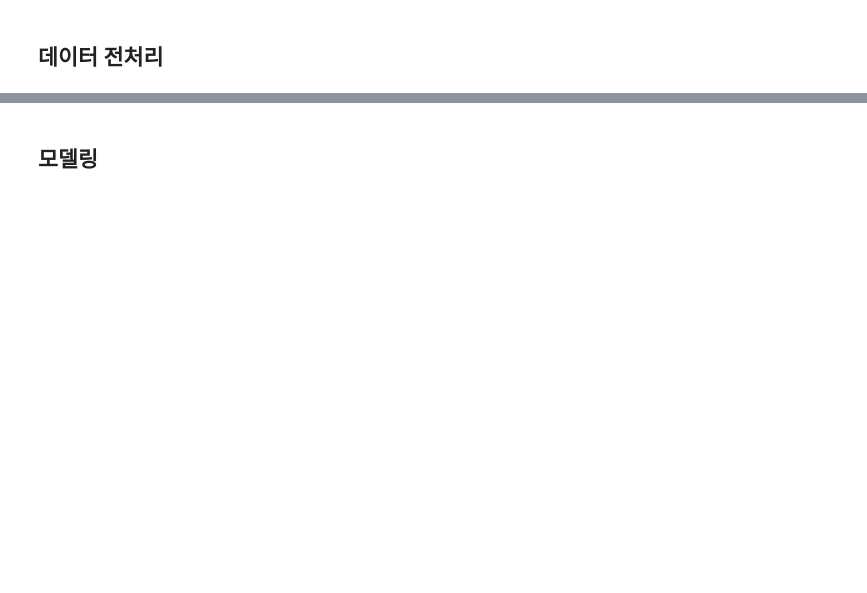
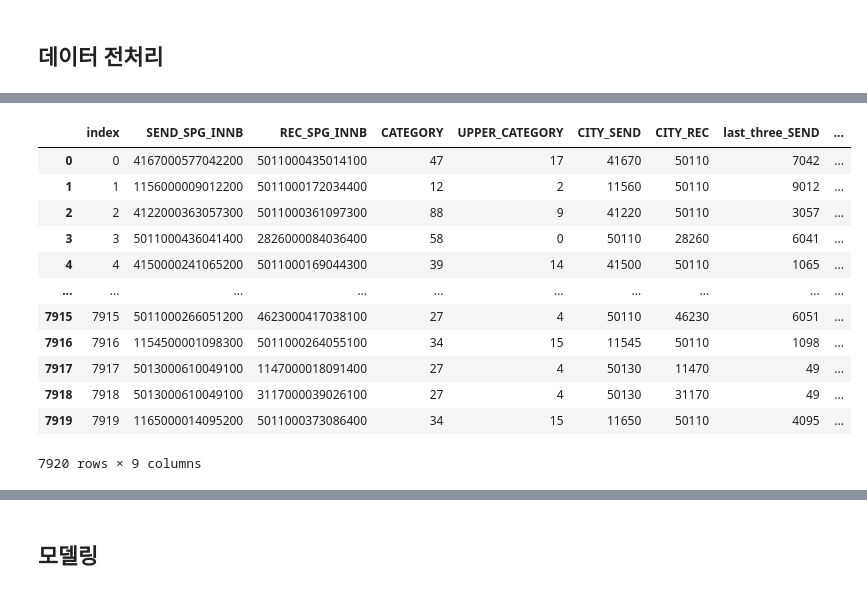
Before and after one commit to Mini-project-34/Mini_pjt, a Jupyter notebook: base_code.ipynb, the cells around one changed output, grey strips where cells are left out. Drawn from its saved outputs; the diff is of its cells as text; code cells hidden in the pictures; blank space fills up the shorter version.

```diff
--- a/base_code.ipynb
+++ b/base_code.ipynb
@@ -66,10 +337,2 @@ dtype: int64
 # %% [markdown]
 ## 데이터 전처리
-# %%
-from sklearn.preprocessing import LabelEncoder
-
-encoder = LabelEncoder()
-encoder.fit(train['물품_카테고리'])
-
-train['물품_카테고리'] = encoder.transform(train['물품_카테고리'])
-test['물품_카테고리'] = encoder.transform(test['물품_카테고리'])
@@ -75,0 +397,13 @@ test['물품_카테고리'] = encoder.transform(test['물품_카테고리'])
+# %%
+from sklearn.preprocessing import LabelEncoder
+
+encoder = LabelEncoder()
+encoder.fit(temp['CATEGORY'])
+
+temp['CATEGORY'] = encoder.transform(temp['CATEGORY'])
+test_temp['CATEGORY'] = encoder.transform(test_temp['CATEGORY'])
+
+encoder.fit(temp['UPPER_CATEGORY'])
+
+temp['UPPER_CATEGORY'] = encoder.transform(temp['UPPER_CATEGORY'])
+test_temp['UPPER_CATEGORY'] = encoder.transform(test_temp['UPPER_CATEGORY'])
@@ -75,0 +461,38 @@ test['물품_카테고리'] = encoder.transform(test['물품_카테고리'])
+# %%
+# 격자번호 시군구
+# train
+temp["CITY_SEND"] = temp["SEND_SPG_INNB"].apply(lambda x: int(str(x)[:5])) # 송하
+temp["CITY_REC"] = temp["REC_SPG_INNB"].apply(lambda x: int(str(x)[:5]))   # 수하
+
+# test
+test_temp["CITY_SEND"] = test_temp["SEND_SPG_INNB"].apply(lambda x: int(str(x)[:5])) # 송하
+test_temp["CITY_REC"] = test_temp["REC_SPG_INNB"].apply(lambda x: int(str(x)[:5]))   # 수하
+
+# 성능 향상
+# %%
+# 뒤 3자리
+# train
+temp["last_three_SEND"] = train["SEND_SPG_INNB"].apply(lambda x: int(str(x)[-3:])) # 송하
+temp["last_three_REC"] = train["REC_SPG_INNB"].apply(lambda x: int(str(x)[-3:]))   # 수하
+
+# test
+test_temp["last_three_SEND"] = test_temp["SEND_SPG_INNB"].apply(lambda x: int(str(x)[-3:])) # 송하
+test_temp["last_three_REC"] = test_temp["REC_SPG_INNB"].apply(lambda x: int(str(x)[-3:]))   # 수하
+
+# 성능 향상
+# %%
+test_temp
+# %% [output]
+|  | index | SEND_SPG_INNB | REC_SPG_INNB | CATEGORY | UPPER_CATEGORY | CITY_SEND | CITY_REC | last_three_SEND | ... |
+| 0 | 0 | 4167000577042200 | 5011000435014100 | 47 | 17 | 41670 | 50110 | 7042 | ... |
+| 1 | 1 | 1156000009012200 | 5011000172034400 | 12 | 2 | 11560 | 50110 | 9012 | ... |
+| 2 | 2 | 4122000363057300 | 5011000361097300 | 88 | 9 | 41220 | 50110 | 3057 | ... |
+| 3 | 3 | 5011000436041400 | 2826000084036400 | 58 | 0 | 50110 | 28260 | 6041 | ... |
+| 4 | 4 | 4150000241065200 | 5011000169044300 | 39 | 14 | 41500 | 50110 | 1065 | ... |
+| ... | ... | ... | ... | ... | ... | ... | ... | ... | ... |
+| 7915 | 7915 | 5011000266051200 | 4623000417038100 | 27 | 4 | 50110 | 46230 | 6051 | ... |
+| 7916 | 7916 | 1154500001098300 | 5011000264055100 | 34 | 15 | 11545 | 50110 | 1098 | ... |
+| 7917 | 7917 | 5013000610049100 | 1147000018091400 | 27 | 4 | 50130 | 11470 | 49 | ... |
+| 7918 | 7918 | 5013000610049100 | 3117000039026100 | 27 | 4 | 50130 | 31170 | 49 | ... |
+| 7919 | 7919 | 1165000014095200 | 5011000373086400 | 34 | 15 | 11650 | 50110 | 4095 | ... |
+7920 rows × 9 columns
```
Also changed, not shown: parts of 42 cells of this notebook.
